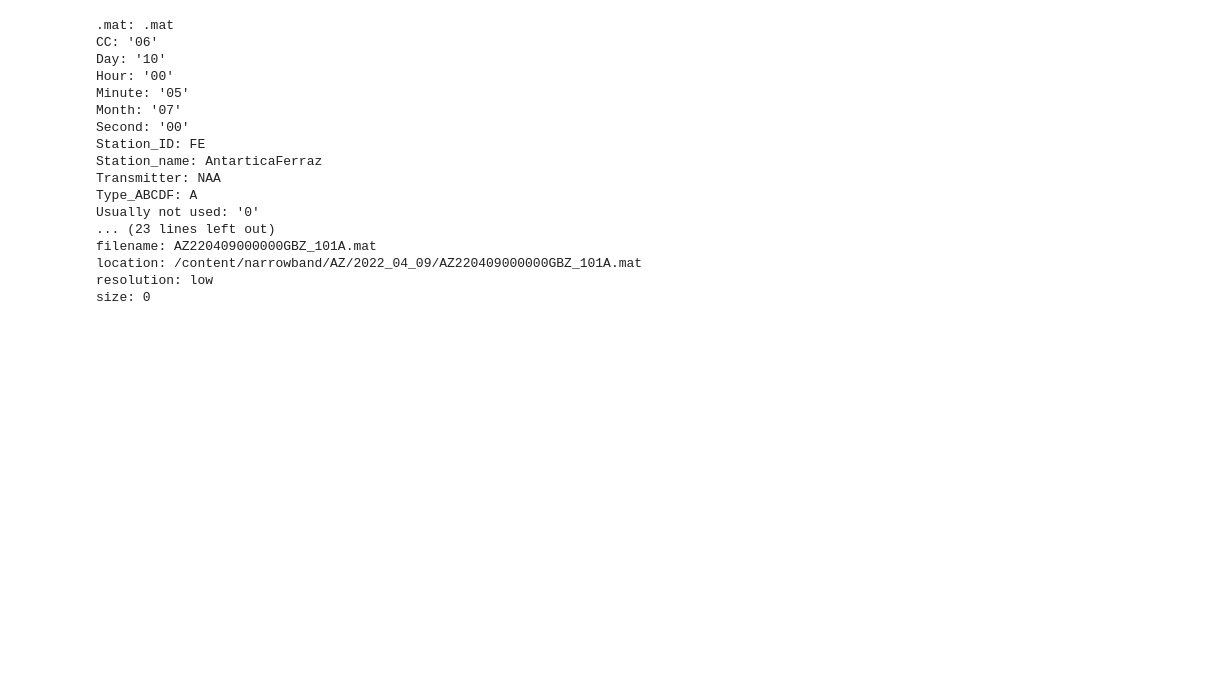
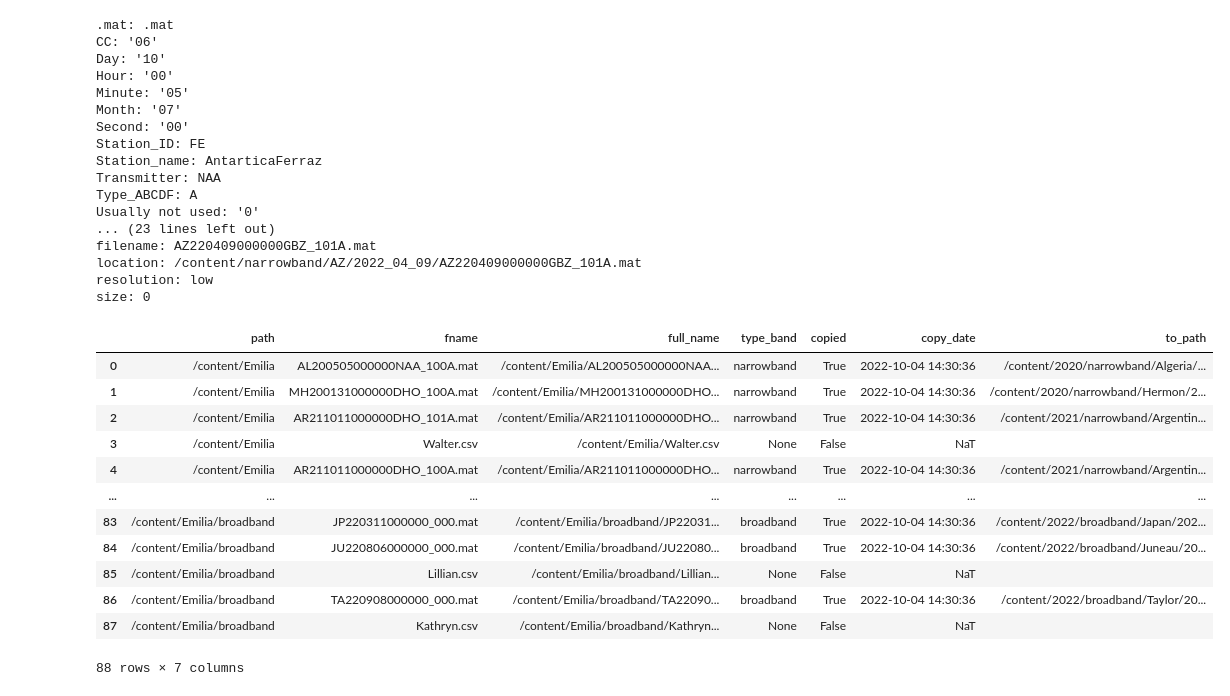
Before and after one commit to Rogerio-mack/VLF, a Jupyter notebook: VLF_copy.ipynb, the cells around one changed output. Saved outputs shown, nothing was run; the diff lists cells and outputs as text; code cells hidden in the pictures; blank space fills up the shorter version.

```diff
--- a/VLF_copy.ipynb
+++ b/VLF_copy.ipynb
@@ -787,3 +796,19 @@ filename: AZ220409000000GBZ_101A.mat
 location: /content/narrowband/AZ/2022_04_09/AZ220409000000GBZ_101A.mat
 resolution: low
 size: 0
+# %%
+df_files
+# %% [output]
+|  | path | fname | full_name | type_band | copied | copy_date | to_path |
+| 0 | /content/Emilia | AL200505000000NAA_100A.mat | /content/Emilia/AL200505000000NAA... | narrowband | True | 2022-10-04 14:30:36 | /content/2020/narrowband/Algeria/... |
+| 1 | /content/Emilia | MH200131000000DHO_100A.mat | /content/Emilia/MH200131000000DHO... | narrowband | True | 2022-10-04 14:30:36 | /content/2020/narrowband/Hermon/2... |
+| 2 | /content/Emilia | AR211011000000DHO_101A.mat | /content/Emilia/AR211011000000DHO... | narrowband | True | 2022-10-04 14:30:36 | /content/2021/narrowband/Argentin... |
+| 3 | /content/Emilia | Walter.csv | /content/Emilia/Walter.csv | None | False | NaT |  |
+| 4 | /content/Emilia | AR211011000000DHO_100A.mat | /content/Emilia/AR211011000000DHO... | narrowband | True | 2022-10-04 14:30:36 | /content/2021/narrowband/Argentin... |
+| ... | ... | ... | ... | ... | ... | ... | ... |
+| 83 | /content/Emilia/broadband | JP220311000000_000.mat | /content/Emilia/broadband/JP22031... | broadband | True | 2022-10-04 14:30:36 | /content/2022/broadband/Japan/202... |
+| 84 | /content/Emilia/broadband | JU220806000000_000.mat | /content/Emilia/broadband/JU22080... | broadband | True | 2022-10-04 14:30:36 | /content/2022/broadband/Juneau/20... |
+| 85 | /content/Emilia/broadband | Lillian.csv | /content/Emilia/broadband/Lillian... | None | False | NaT |  |
+| 86 | /content/Emilia/broadband | TA220908000000_000.mat | /content/Emilia/broadband/TA22090... | broadband | True | 2022-10-04 14:30:36 | /content/2022/broadband/Taylor/20... |
+| 87 | /content/Emilia/broadband | Kathryn.csv | /content/Emilia/broadband/Kathryn... | None | False | NaT |  |
+88 rows × 7 columns
```
Also changed, not shown: parts of 3 cells of this notebook.
